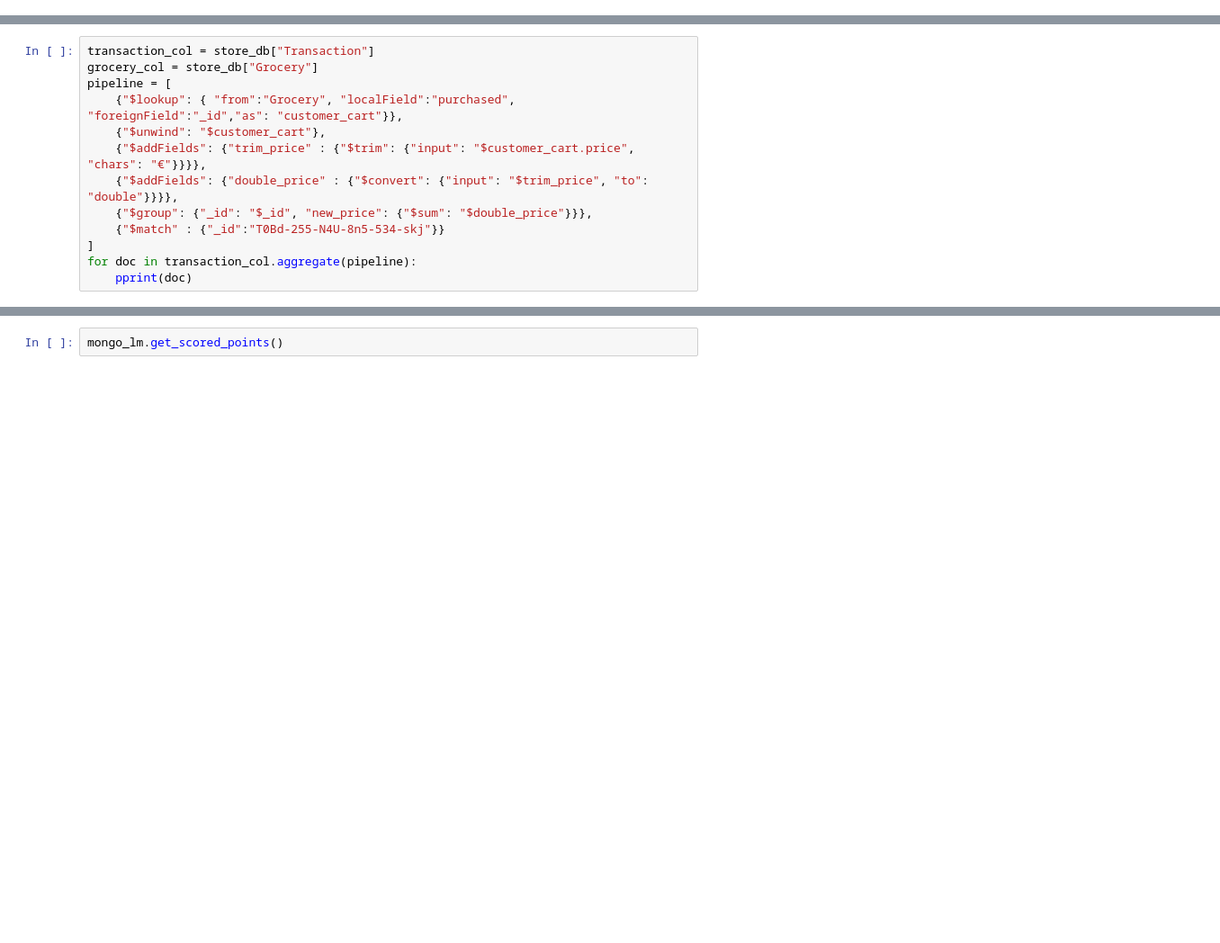
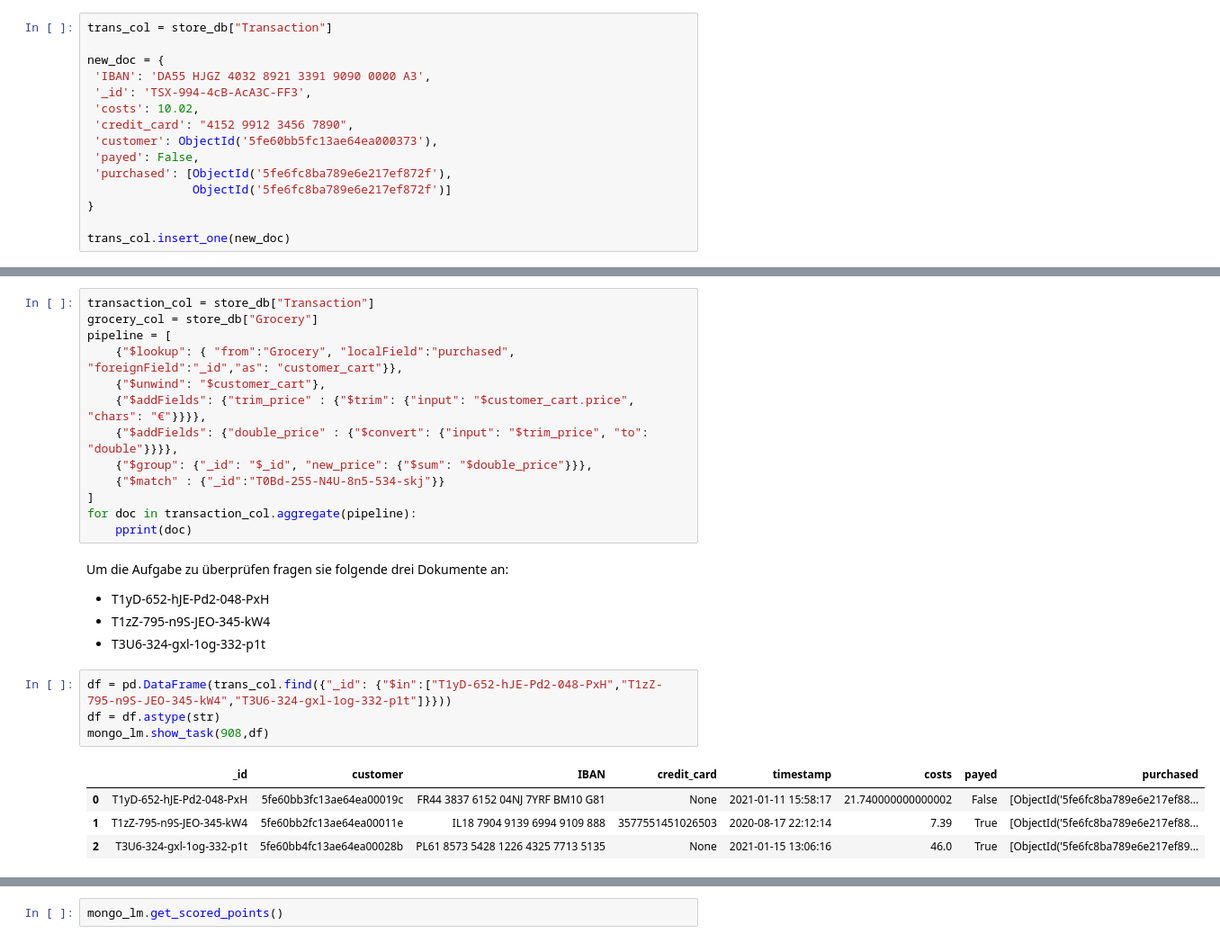
Before and after one commit to orca-nrw/lernmodul-mongodb, a Jupyter notebook: index.ipynb, the cells around one changed output, grey strips where cells are left out. Shown at 90% size. Saved outputs shown, nothing was run; the diff lists cells and outputs as text; blank space fills up the shorter version.

Commit message:
added last excercise in chapter 9 and fixed some typos, add one image for Mongodb intro

```diff
--- a/index.ipynb
+++ b/index.ipynb
@@ -1495,0 +1718,15 @@ mongo_lm.show_task(906,df)
+# %%
+trans_col = store_db["Transaction"]
+
+new_doc = {
+ 'IBAN': 'DA55 HJGZ 4032 8921 3391 9090 0000 A3',
+ '_id': 'TSX-994-4cB-AcA3C-FF3',
+ 'costs': 10.02,
+ 'credit_card': "4152 9912 3456 7890",
+ 'customer': ObjectId('5fe60bb5fc13ae64ea000373'),
+ 'payed': False,
+ 'purchased': [ObjectId('5fe6fc8ba789e6e217ef872f'),
+               ObjectId('5fe6fc8ba789e6e217ef872f')]
+}
+
+trans_col.insert_one(new_doc)
@@ -1528,3 +1780,17 @@ pipeline = [
 ]
 for doc in transaction_col.aggregate(pipeline):
     pprint(doc)
+# %% [markdown]
+Um die Aufgabe zu überprüfen fragen sie folgende drei Dokumente an:
+ - T1yD-652-hJE-Pd2-048-PxH
+ - T1zZ-795-n9S-JEO-345-kW4
+ - T3U6-324-gxl-1og-332-p1t
+# %%
+df = pd.DataFrame(trans_col.find({"_id": {"$in":["T1yD-652-hJE-Pd2-048-PxH","T1zZ-795-n9S-JEO-345-kW4","T3U6-324-gxl-1og-332-p1t"]}}))
+df = df.astype(str)
+mongo_lm.show_task(908,df)
+# %% [output]
+|  | _id | customer | IBAN | credit_card | timestamp | costs | payed | purchased |
+| 0 | T1yD-652-hJE-Pd2-048-PxH | 5fe60bb3fc13ae64ea00019c | FR44 3837 6152 04NJ 7YRF BM10 G81 | None | 2021-01-11 15:58:17 | 21.740000000000002 | False | [ObjectId('5fe6fc8ba789e6e217ef88... |
+| 1 | T1zZ-795-n9S-JEO-345-kW4 | 5fe60bb2fc13ae64ea00011e | IL18 7904 9139 6994 9109 888 | 3577551451026503 | 2020-08-17 22:12:14 | 7.39 | True | [ObjectId('5fe6fc8ba789e6e217ef88... |
+| 2 | T3U6-324-gxl-1og-332-p1t | 5fe60bb4fc13ae64ea00028b | PL61 8573 5428 1226 4325 7713 5135 | None | 2021-01-15 13:06:16 | 46.0 | True | [ObjectId('5fe6fc8ba789e6e217ef89... |
```
Also changed, not shown: parts of 106 cells of this notebook, 3 other files.
